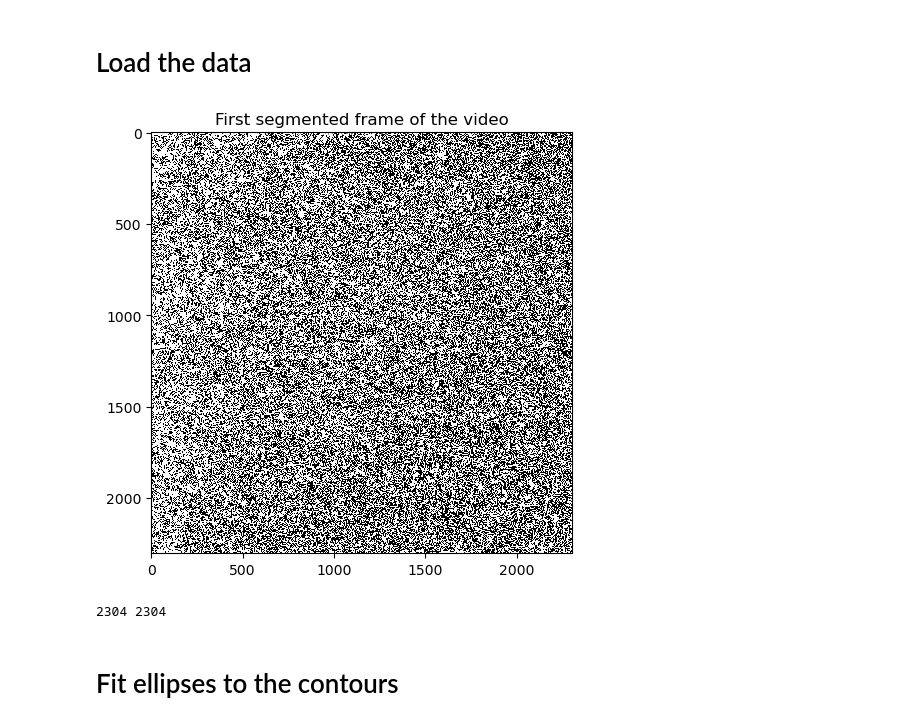
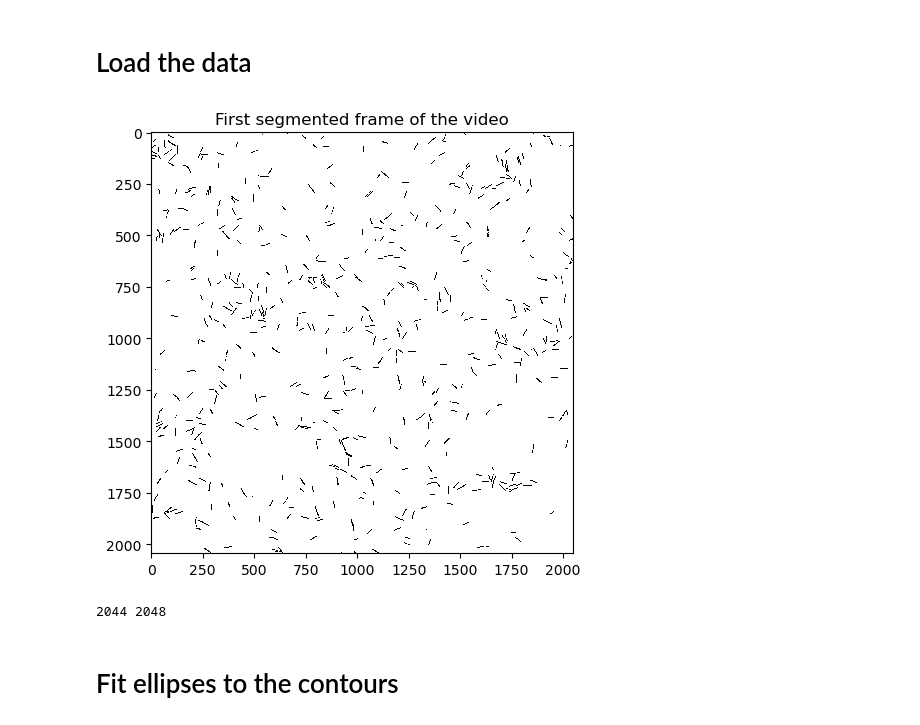
Before and after one commit to mrizaarseven98/bacteria_tracker, a Jupyter notebook: main.ipynb, the cells around one changed output. Saved outputs shown, nothing was run; the diff lists cells and outputs as text; code cells hidden in the pictures.

```diff
--- a/main.ipynb
+++ b/main.ipynb
@@ -6,14 +6,14 @@ import trackbact as tb
 # %% [markdown]
 # Load the data
 # %%
-file_name="WT_dense_segmented.tif"
+file_name="PilH_dilute_segmented.tif"
 im=tb.load_tif(file_name, show=True)
 tifdim1=im.shape[1]
 tifdim2=im.shape[2]
 print(tifdim1, tifdim2)
 # %% [output]
-[figure, old version]
+[figure, new version]
-2304 2304
+2044 2048
 # %% [markdown]
 # Fit ellipses to the contours
 # %%
```
Also changed, not shown: parts of 9 cells of this notebook.
